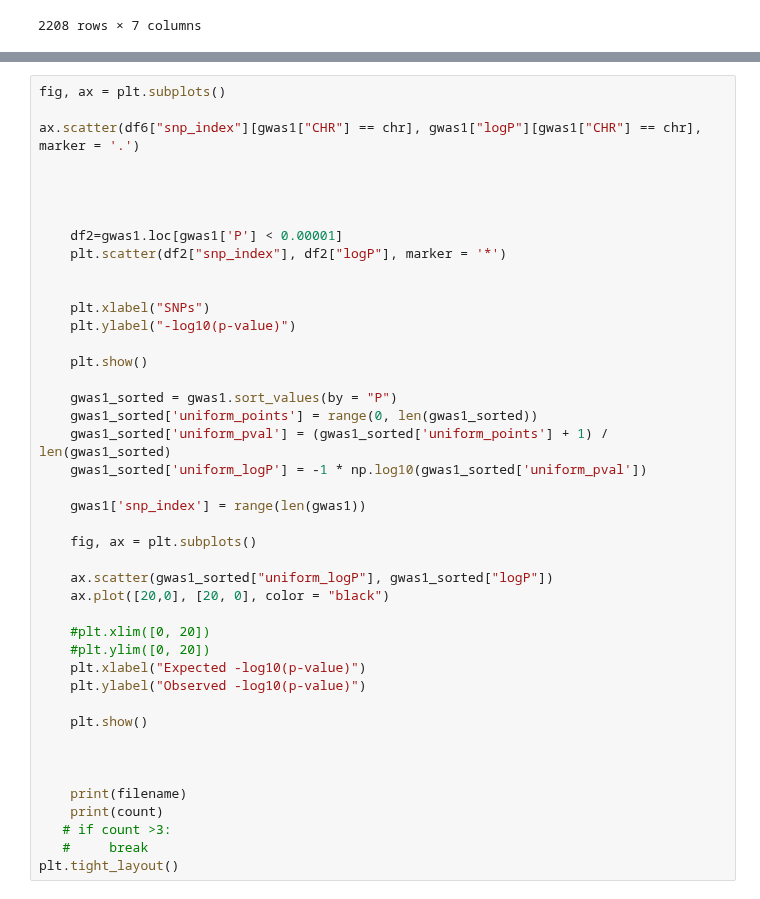
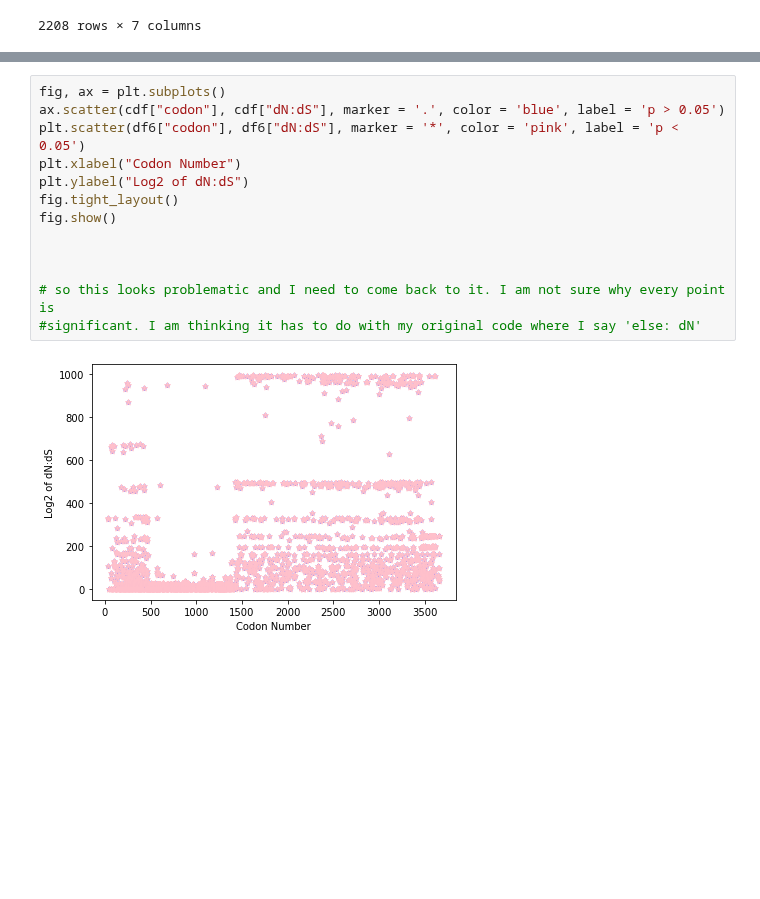
Before and after one commit to chende35/qbb2020-answers, a Jupyter notebook: week4/week4-hw.ipynb, the cells around one changed output, grey strips where cells are left out. Drawn from its saved outputs; the diff is of its cells as text; blank space fills up the shorter version.

```diff
--- a/week4/week4-hw.ipynb
+++ b/week4/week4-hw.ipynb
@@ -342,43 +322,15 @@ See the caveats in the documentation: https://pandas.pydata.org/pandas-docs/stab
-# %%
-fig, ax = plt.subplots()
-
-ax.scatter(df6["snp_index"][gwas1["CHR"] == chr], gwas1["logP"][gwas1["CHR"] == chr], marker = '.')
-
-
-
-
-    df2=gwas1.loc[gwas1['P'] < 0.00001]
-    plt.scatter(df2["snp_index"], df2["logP"], marker = '*')
-
-
-    plt.xlabel("SNPs")
-    plt.ylabel("-log10(p-value)")
-
-    plt.show()
-
-    gwas1_sorted = gwas1.sort_values(by = "P")
-    gwas1_sorted['uniform_points'] = range(0, len(gwas1_sorted))
-    gwas1_sorted['uniform_pval'] = (gwas1_sorted['uniform_points'] + 1) / len(gwas1_sorted)
-    gwas1_sorted['uniform_logP'] = -1 * np.log10(gwas1_sorted['uniform_pval'])
-
-    gwas1['snp_index'] = range(len(gwas1))
-
-    fig, ax = plt.subplots()
-
-    ax.scatter(gwas1_sorted["uniform_logP"], gwas1_sorted["logP"])
-    ax.plot([20,0], [20, 0], color = "black")
-
-    #plt.xlim([0, 20])
-    #plt.ylim([0, 20])
-    plt.xlabel("Expected -log10(p-value)")
-    plt.ylabel("Observed -log10(p-value)")
-
-    plt.show()
-
-
-
-    print(filename)
-    print(count)
-   # if count >3:
-   #     break
-plt.tight_layout()
+# %%
+fig, ax = plt.subplots()
+ax.scatter(cdf["codon"], cdf["dN:dS"], marker = '.', color = 'blue', label = 'p > 0.05')
+plt.scatter(df6["codon"], df6["dN:dS"], marker = '*', color = 'pink', label = 'p < 0.05')
+plt.xlabel("Codon Number")
+plt.ylabel("Log2 of dN:dS")
+fig.tight_layout()
+fig.show()
+
+
+
+# so this looks problematic and I need to come back to it. I am not sure why every point is
+#significant. I am thinking it has to do with my original code where I say 'else: dN'
+# %% [output]
+[figure, added]
```
Also changed, not shown: parts of 5 cells of this notebook.
